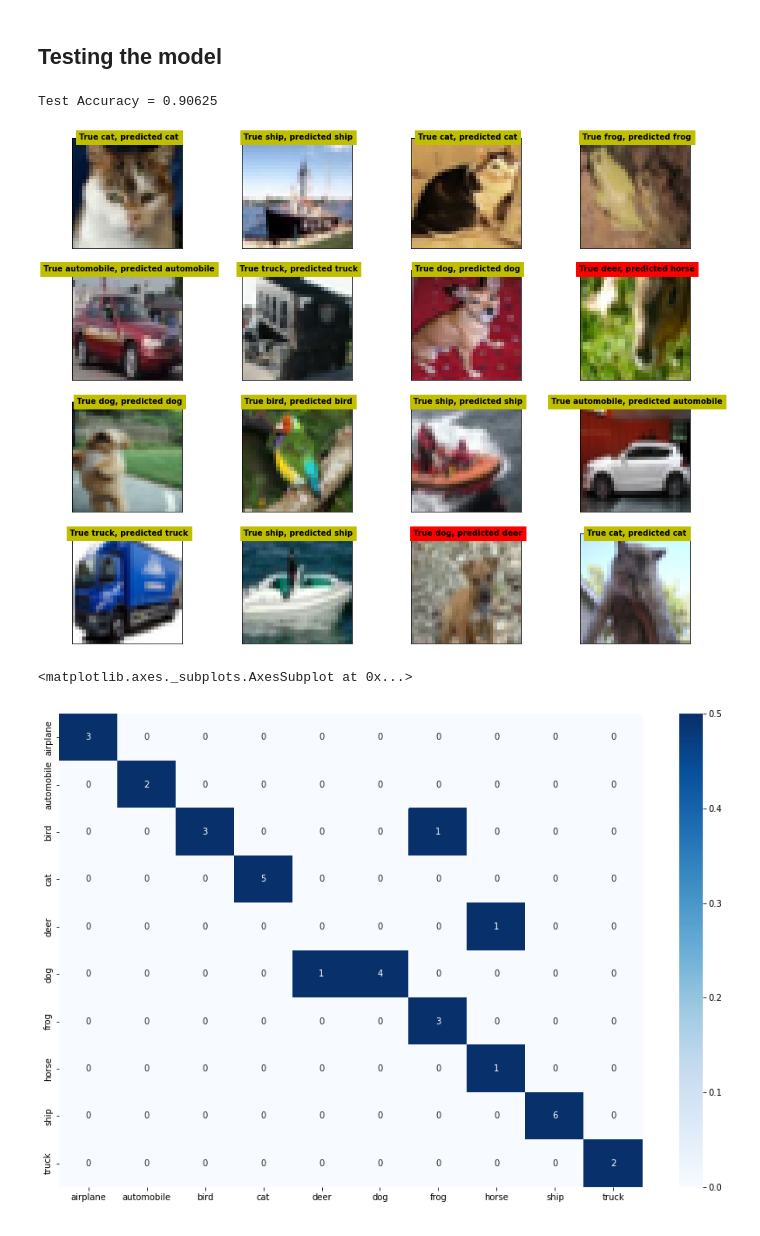
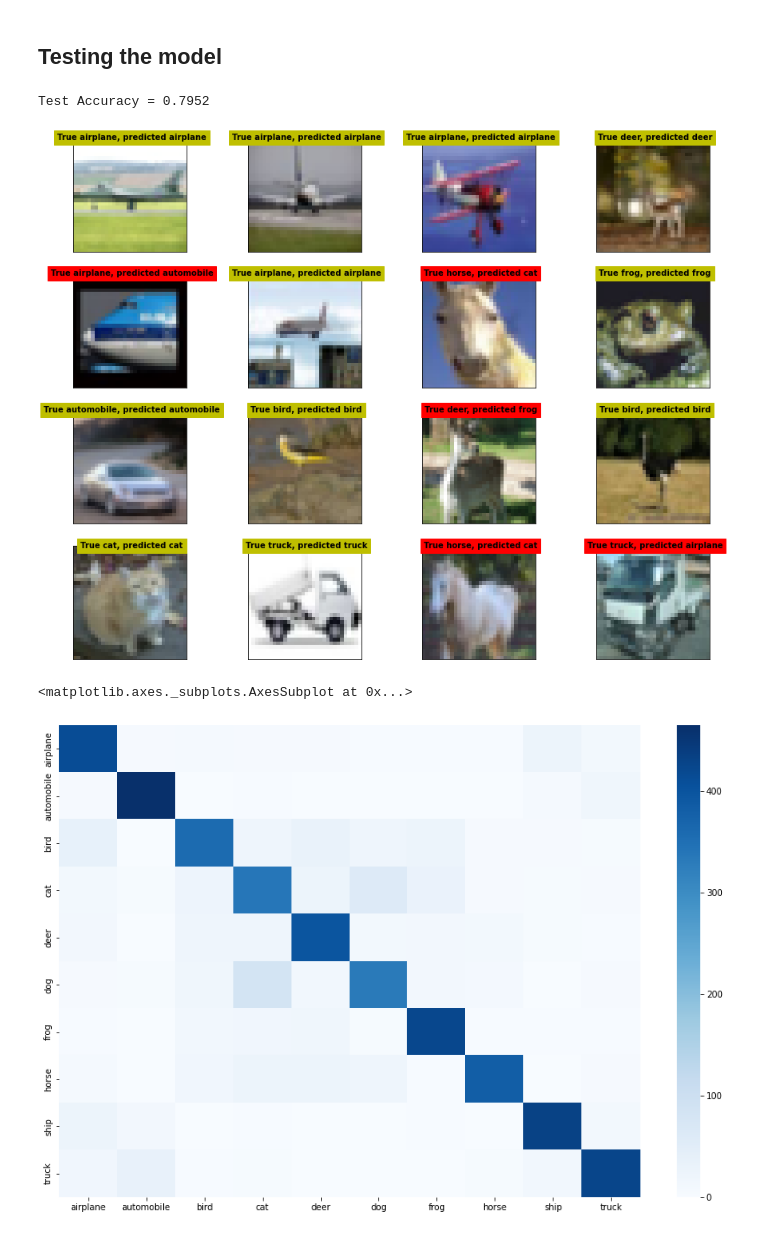
Before and after one commit to RomanAbrakhin/CNN, a Jupyter notebook: CIFAR_10.ipynb, the cells around one changed output. Cells and saved outputs as stored; diff of their text form; code cells hidden in the pictures.

```diff
--- a/CIFAR_10.ipynb
+++ b/CIFAR_10.ipynb
@@ -33,11 +33,11 @@ batchsize = 32
 random_permutation = np.random.permutation(10000)
 
 val_set = Subset(val_test, random_permutation[:5000])
-train_set = Subset(val_test, random_permutation[5000:])
+test_set = Subset(val_test, random_permutation[5000:])
 
 train_loader = DataLoader(trainset, batch_size=batchsize, drop_last=True, shuffle=True)
 val_loader = DataLoader(val_set, batch_size=batchsize, drop_last=True, shuffle=True)
-test_loader = DataLoader(trainset, batch_size=batchsize, drop_last=True, shuffle=True)
+test_loader = DataLoader(test_set, batch_size=len(test_set), drop_last=True, shuffle=True)
 # %%
 print(f'Length of train set: {len(trainset)}')
 print(f'Length of validation set: {len(val_set)}')
@@ -84,7 +84,6 @@ class CNN(nn.Module):
     self.fc2 = nn.Linear(1000, 10)
 
     self.pool = nn.MaxPool2d(kernel_size=2, stride=2)
-    self.dropout = nn.Dropout(0.2)
 
 
   def forward(self, x):
@@ -96,9 +95,9 @@ class CNN(nn.Module):
      x = self.pool(F.relu(x))
     # print(x.size())
      x = torch.flatten(x, 1)
-     x = self.dropout(x)
+     x = F.dropout(x,p=0.2, training=self.training)
      x = F.relu(self.fc1(x))
-     x = self.dropout(x)
+     x = F.dropout(x,p=0.2, training=self.training)
      x = self.fc2(x)
      return x
 # %%
@@ -122,6 +120,6 @@ model.parameters
 )>
 # %%
-epochs = 15
+epochs = 10
 model.to(device)
 
 train_loss = torch.zeros(epochs)
@@ -234,12 +235,12 @@ for i,ax in enumerate(axs.flatten()):
   ax.set_xticks([])
   ax.set_yticks([])
 # %% [output]
-Test Accuracy = 0.90625
+Test Accuracy = 0.7952
-[figure, old version]
+[figure, new version]
 # %%
 matrix = confusion_matrix(y.cpu(), torch.argmax(test_predict.cpu(),axis=1))
 plt.figure(figsize=(15,10))
-sns.heatmap(matrix, cmap='Blues', xticklabels=val_test.classes, yticklabels=val_test.classes, annot=True, vmax=0.5)
+sns.heatmap(matrix, cmap='Blues', xticklabels=val_test.classes, yticklabels=val_test.classes)
 # %% [output]
 <matplotlib.axes._subplots.AxesSubplot at 0x...>
-[figure, old version]
+[figure, new version]
```
Also changed, not shown: parts of 5 cells of this notebook.
